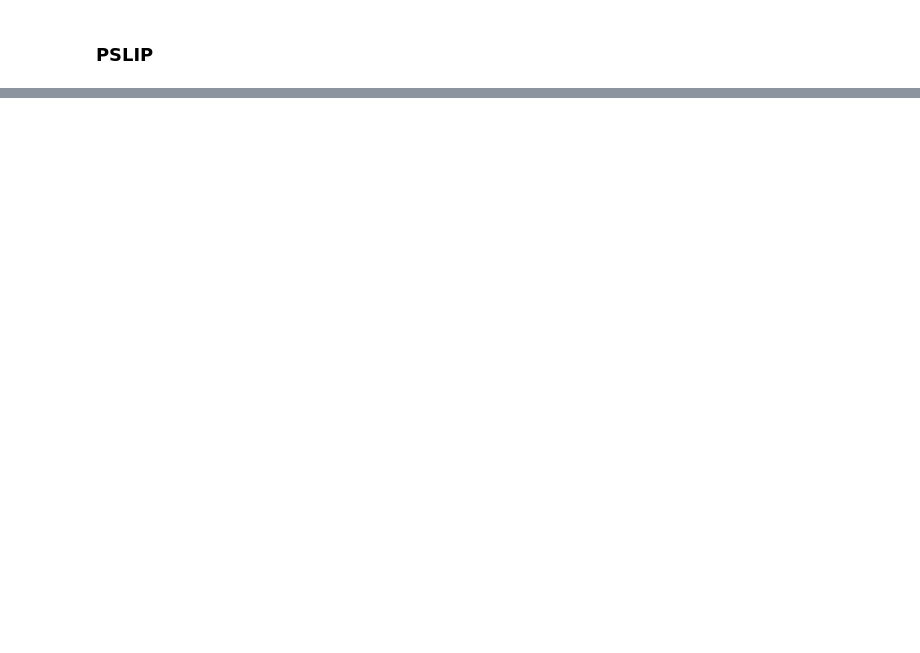
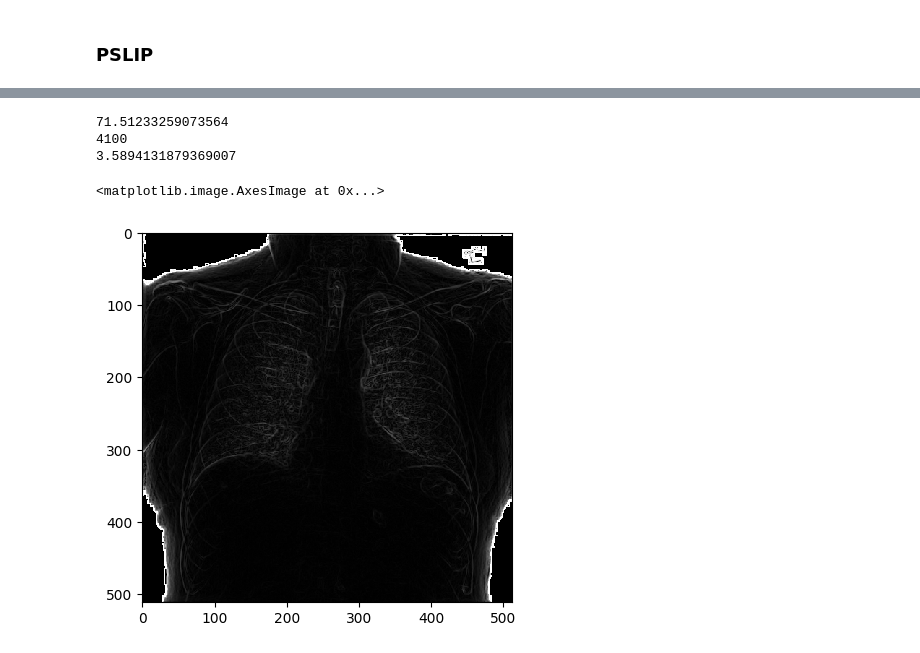
Before and after one commit to CTS-crypto/Logarithmic-Image-Processing, a Jupyter notebook: logimg/filter_sobel.ipynb, the cells around one changed output, grey strips where cells are left out. Cells and saved outputs as stored; diff of their text form; code cells hidden in the pictures; blank space fills up the shorter version.

```diff
--- a/logimg/filter_sobel.ipynb
+++ b/logimg/filter_sobel.ipynb
@@ -105,0 +236,36 @@ plt.show()
+# %%
+mus=[256,400,500,800,1000,1026,4100,600,300]
+
+ps=PLIPSpace()
+
+lambd=256
+
+pb=ps.function(ps.gray_tone(b),lambd)
+
+aux=ps.inverse_function(sobel(pb),lambd)
+
+d_1 = 4 if pb.shape[0]%4==0 else 5
+d_2 = 4 if pb.shape[1]%4==0 else 5
+
+max_emee=-1
+max_mu=-1
+
+for mu in mus:
+    max_pi_r=np.max(aux)
+    if mu < max_pi_r:
+        continue
+    result=mu-ps.inverse_gray_tone(aux,mu)
+    actual_emee=emee(result,1,d_1,d_2,0.5)
+    if actual_emee > max_emee:
+        max_emee=actual_emee
+        max_mu=mu
+
+spb=max_mu-ps.inverse_gray_tone(aux,max_mu)
+print(max_emee)
+print(max_mu)
+
+io.imsave('spb.png',spb)
+spb=io.imread('spb.png')
+print(contrast_img(spb,256,2))
+plt.imshow(spb,cmap='gray',interpolation='nearest')
+# %% [output]
@@ -105,0 +273,5 @@ plt.show()
+71.51233259073564
+4100
+3.5894131879369007
+<matplotlib.image.AxesImage at 0x...>
+[figure, added]
```
Also changed, not shown: parts of 19 cells of this notebook, 25 other files.
